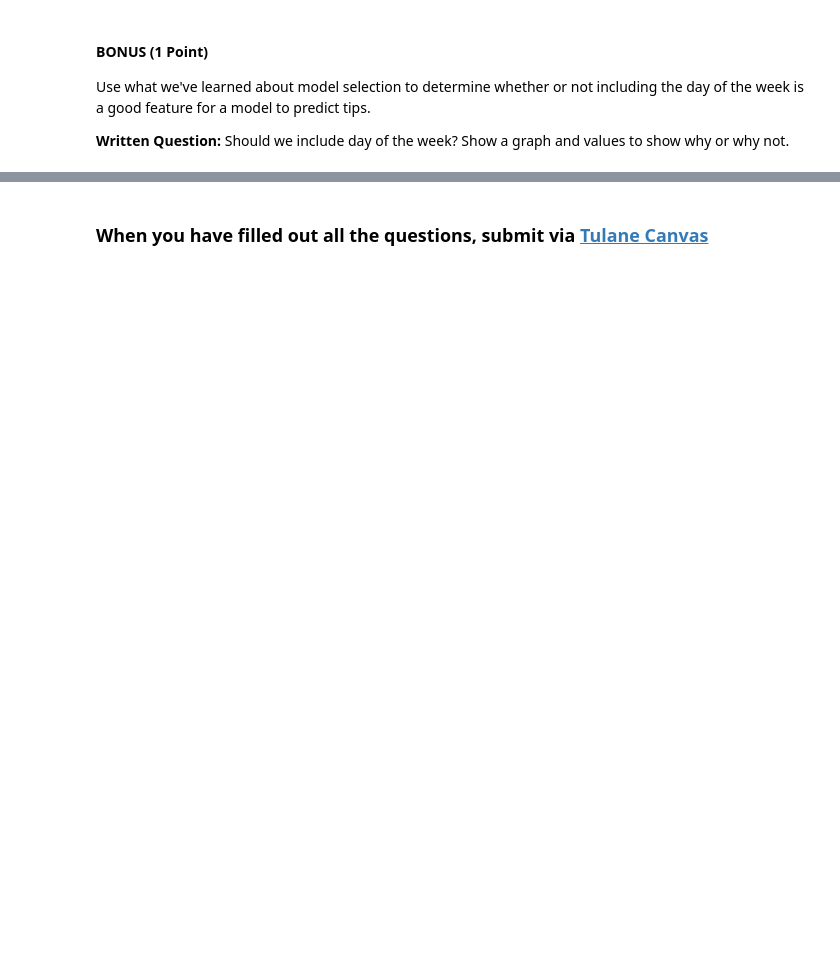
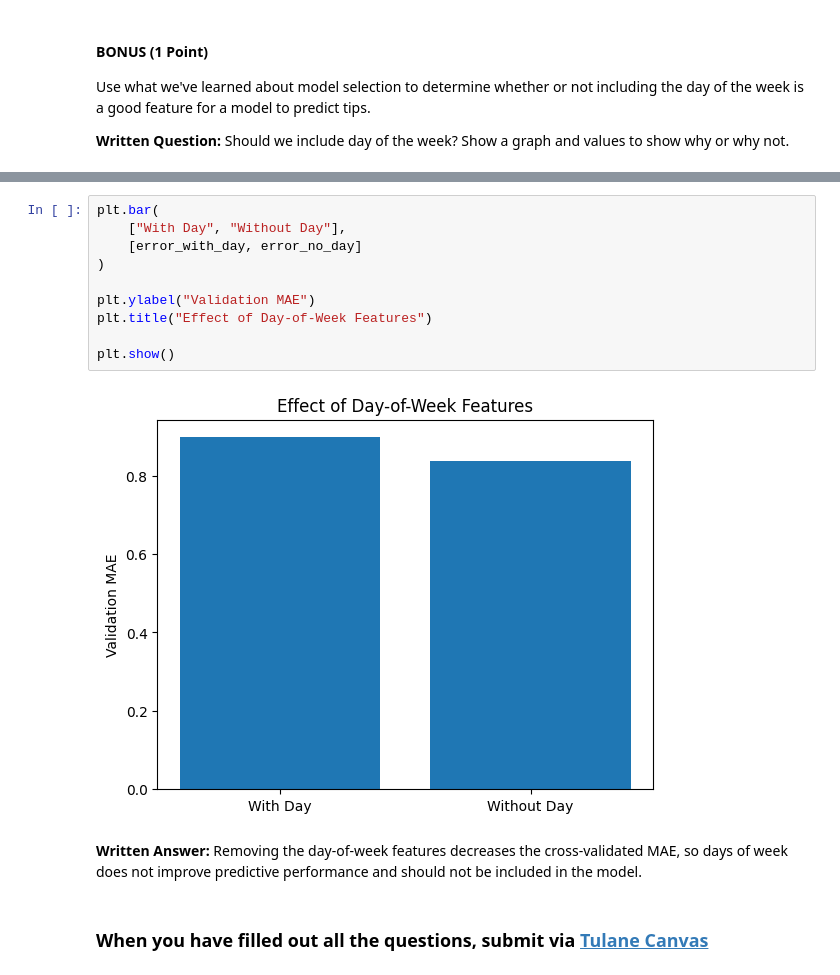
Before and after one commit to RndhS/CMPS-3160---Intro-to-Data-Science, a Jupyter notebook: _labs/Lab09/Lab09.ipynb, the cells around one changed output, grey strips where cells are left out. Saved outputs shown, nothing was run; the diff lists cells and outputs as text; blank space fills up the shorter version.

```diff
--- a/_labs/Lab09/Lab09.ipynb
+++ b/_labs/Lab09/Lab09.ipynb
@@ -770,2 +824,16 @@ Use what we've learned about model selection to determine whether or not includi
+# %%
+plt.bar(
+    ["With Day", "Without Day"],
+    [error_with_day, error_no_day]
+)
+
+plt.ylabel("Validation MAE")
+plt.title("Effect of Day-of-Week Features")
+
+plt.show()
+# %% [output]
+[figure, added]
+# %% [markdown]
+**Written Answer:** Removing the day-of-week features decreases the cross-validated MAE, so days of week does not improve predictive performance and should not be included in the model.
 # %% [markdown]
 ### When you have filled out all the questions, submit via [Tulane Canvas](https://tulane.instructure.com/)
```
Also changed, not shown: parts of 25 cells of this notebook.
